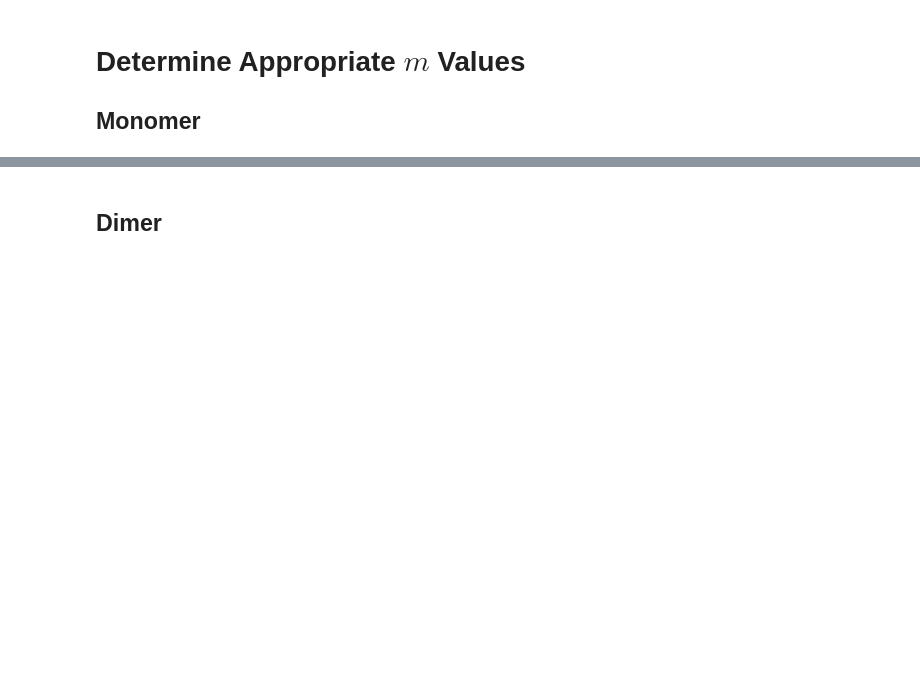
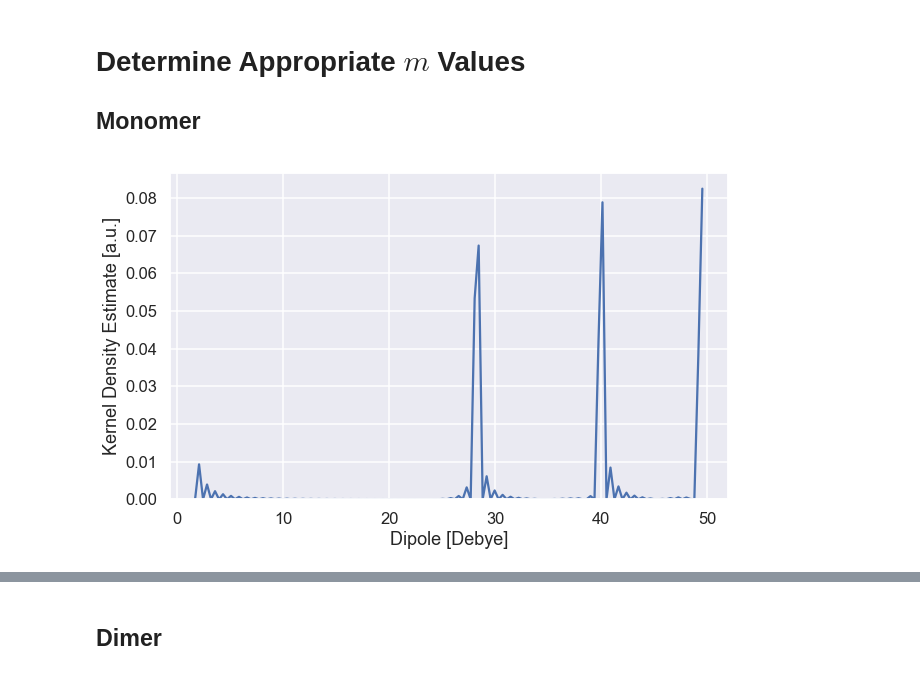
Before and after one commit to gvermillion/msc_thesis, a Jupyter notebook: partial_charge/water_benchmark/round2/analyze_water_benchmark_round2.ipynb, the cells around one changed output, grey strips where cells are left out. Drawn from its saved outputs; the diff is of its cells as text; code cells hidden in the pictures; blank space fills up the shorter version.

```diff
--- a/partial_charge/water_benchmark/round2/analyze_water_benchmark_round2.ipynb
+++ b/partial_charge/water_benchmark/round2/analyze_water_benchmark_round2.ipynb
@@ -201,6 +208,14 @@ dimer_4_df.head()
 # Determine Appropriate $m$ Values
 
 ## Monomer
+# %%
+fig = plt.figure(figsize=(10,6))
+ax = plt.gca()
+sns.kdeplot(monomer_4_df.total_dipole,bw=0.05,)
+ax.set(xlabel='Dipole [Debye]',ylabel='Kernel Density Estimate [a.u.]')
+ax.legend().remove()
+# %% [output]
+[figure, added]
 # %%
 do_m_scan(monomer_4_df)
 do_m_scan(monomer_5_df)
```
Also changed, not shown: parts of 5 cells of this notebook.
